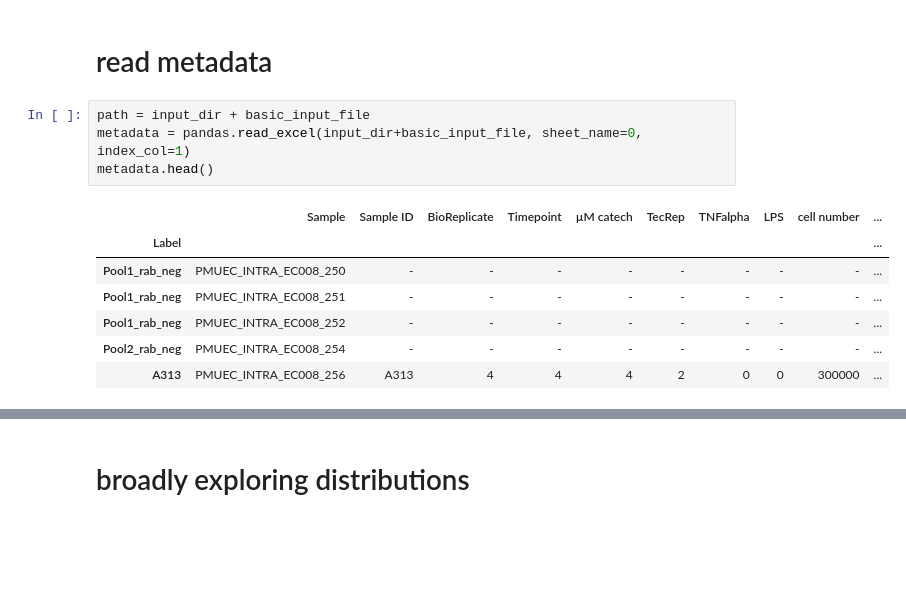
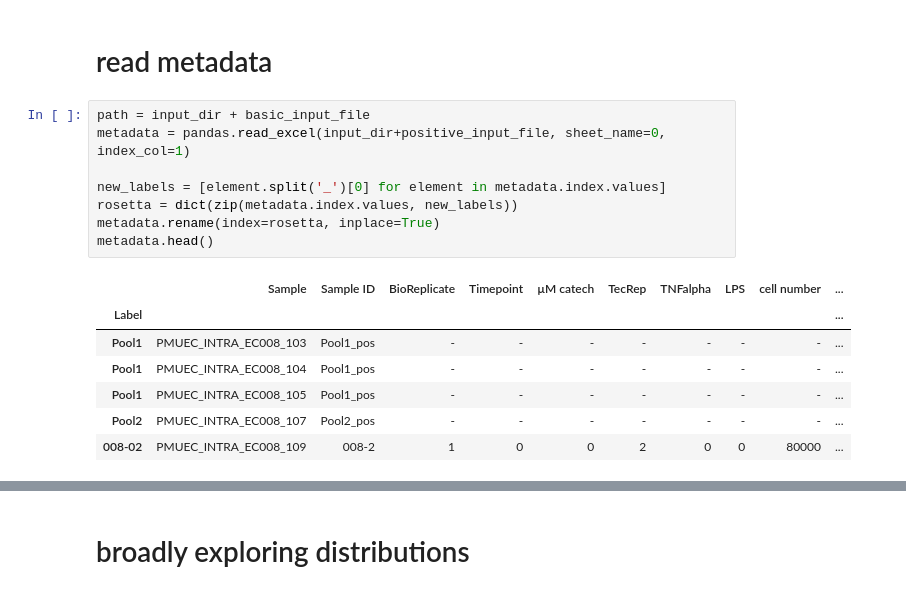
Before and after one commit to adelomana/vigur, a Jupyter notebook: metabolomics/targeted/targeted_metabolomics_analysis.ipynb, the cells around one changed output, grey strips where cells are left out. Drawn from its saved outputs; the diff is of its cells as text; blank space fills up the shorter version.

```diff
--- a/metabolomics/targeted/targeted_metabolomics_analysis.ipynb
+++ b/metabolomics/targeted/targeted_metabolomics_analysis.ipynb
@@ -25,13 +25,17 @@ labels = ['positive', 'negative', 'basic']
 # read metadata
 # %%
 path = input_dir + basic_input_file
-metadata = pandas.read_excel(input_dir+basic_input_file, sheet_name=0, index_col=1)
+metadata = pandas.read_excel(input_dir+positive_input_file, sheet_name=0, index_col=1)
+
+new_labels = [element.split('_')[0] for element in metadata.index.values]
+rosetta = dict(zip(metadata.index.values, new_labels))
+metadata.rename(index=rosetta, inplace=True)
 metadata.head()
 # %% [output]
 |  | Sample | Sample ID | BioReplicate | Timepoint | µM catech | TecRep | TNFalpha | LPS | cell number | ... |
 | Label |  |  |  |  |  |  |  |  |  | ... |
-| Pool1_rab_neg | PMUEC_INTRA_EC008_250 | - | - | - | - | - | - | - | - | ... |
-| Pool1_rab_neg | PMUEC_INTRA_EC008_251 | - | - | - | - | - | - | - | - | ... |
-| Pool1_rab_neg | PMUEC_INTRA_EC008_252 | - | - | - | - | - | - | - | - | ... |
-| Pool2_rab_neg | PMUEC_INTRA_EC008_254 | - | - | - | - | - | - | - | - | ... |
-| A313 | PMUEC_INTRA_EC008_256 | A313 | 4 | 4 | 4 | 2 | 0 | 0 | 300000 | ... |
+| Pool1 | PMUEC_INTRA_EC008_103 | Pool1_pos | - | - | - | - | - | - | - | ... |
+| Pool1 | PMUEC_INTRA_EC008_104 | Pool1_pos | - | - | - | - | - | - | - | ... |
+| Pool1 | PMUEC_INTRA_EC008_105 | Pool1_pos | - | - | - | - | - | - | - | ... |
+| Pool2 | PMUEC_INTRA_EC008_107 | Pool2_pos | - | - | - | - | - | - | - | ... |
+| 008-02 | PMUEC_INTRA_EC008_109 | 008-2 | 1 | 0 | 0 | 2 | 0 | 0 | 80000 | ... |
```
Also changed, not shown: parts of 5 cells of this notebook.
